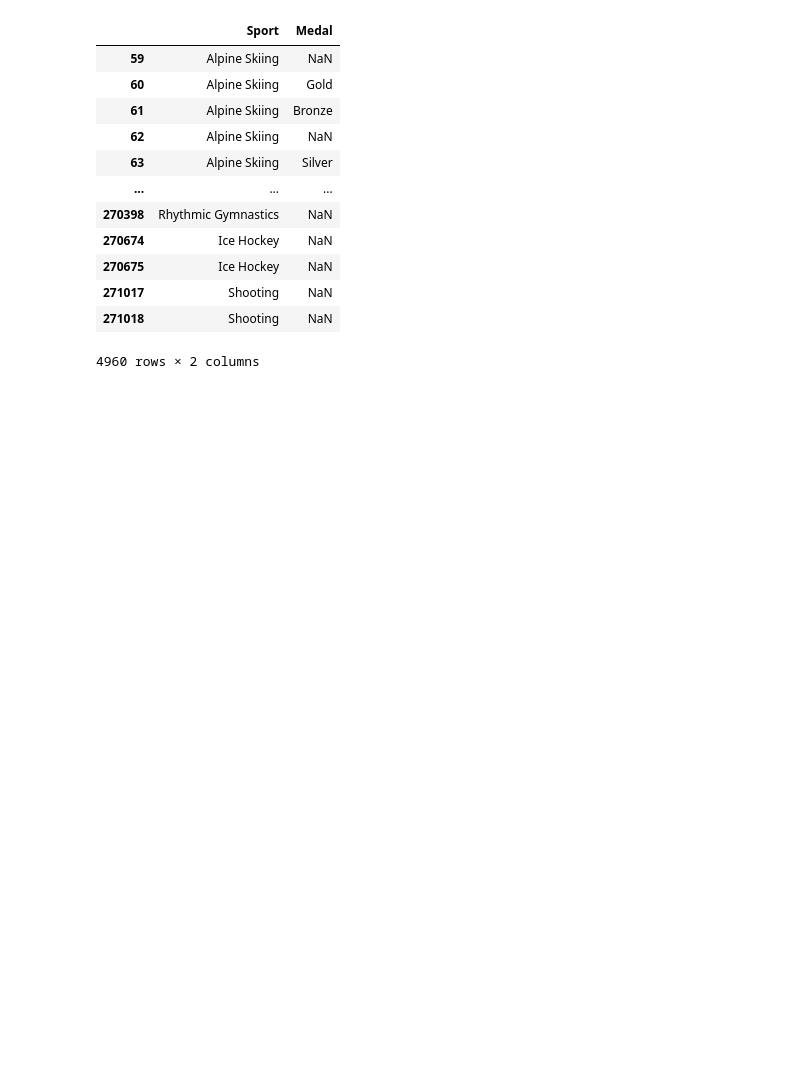
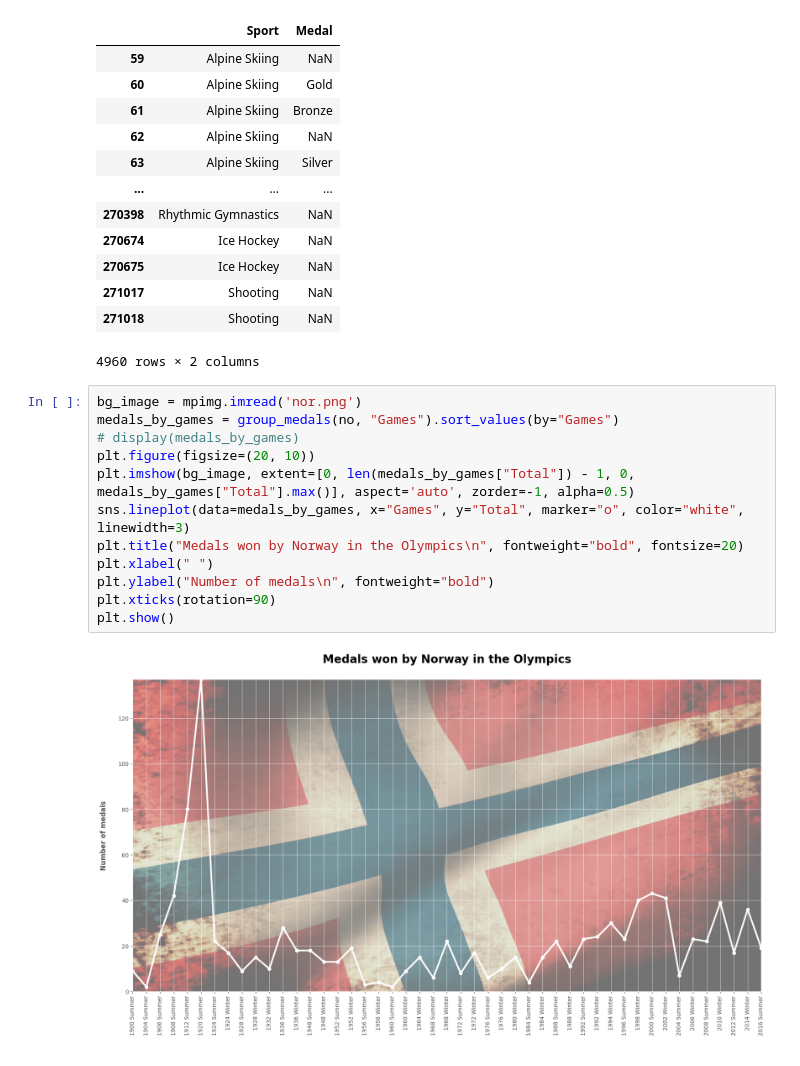
Before and after one commit to Ludwilton/Projekt-OS-Norge, a Jupyter notebook: uppgift_0/uppgift.0.ANDERS.ipynb, the cells around one changed output. Saved outputs shown, nothing was run; the diff lists cells and outputs as text; blank space fills up the shorter version.

```diff
--- a/uppgift_0/uppgift.0.ANDERS.ipynb
+++ b/uppgift_0/uppgift.0.ANDERS.ipynb
@@ -173,3 +199,17 @@ no_elite
 | 271017 | Shooting | NaN |
 | 271018 | Shooting | NaN |
 4960 rows × 2 columns
+# %%
+bg_image = mpimg.imread('nor.png')
+medals_by_games = group_medals(no, "Games").sort_values(by="Games")
+# display(medals_by_games)
+plt.figure(figsize=(20, 10))
+plt.imshow(bg_image, extent=[0, len(medals_by_games["Total"]) - 1, 0, medals_by_games["Total"].max()], aspect='auto', zorder=-1, alpha=0.5)
+sns.lineplot(data=medals_by_games, x="Games", y="Total", marker="o", color="white", linewidth=3)
+plt.title("Medals won by Norway in the Olympics\n", fontweight="bold", fontsize=20)
+plt.xlabel(" ")
+plt.ylabel("Number of medals\n", fontweight="bold")
+plt.xticks(rotation=90)
+plt.show()
+# %% [output]
+[figure, added]
```
Also changed, not shown: parts of 23 cells of this notebook, 1 other file.
